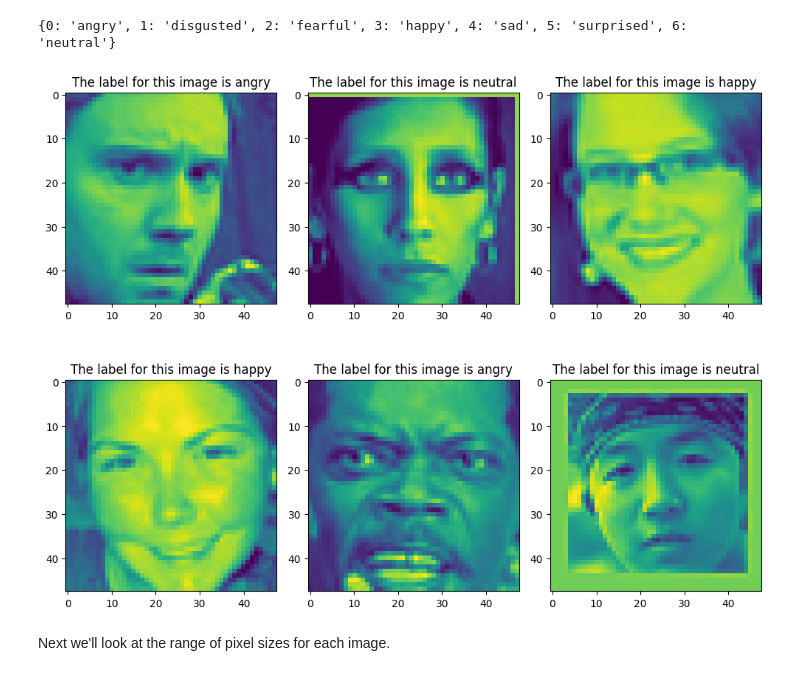
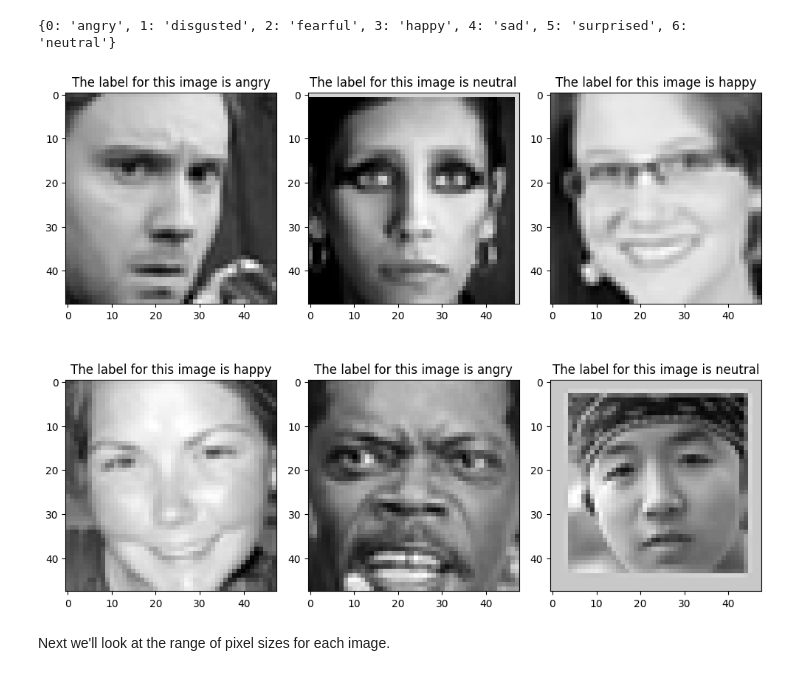
Before and after one commit to felix-rosenberger/image-classification, a Jupyter notebook: Image_Classification.ipynb, the cells around one changed output. Drawn from its saved outputs; the diff is of its cells as text; code cells hidden in the pictures.

```diff
--- a/Image_Classification.ipynb
+++ b/Image_Classification.ipynb
@@ -67,15 +70,15 @@ print(label_classes)
 # %%
 fig, ax = plt.subplots(nrows=2, ncols=3, figsize=(10, 8))
 for i in range(len(train[0:6])):
     lookup_key = labels[i]
     subplot = ax[i // 3, i % 3] # get current subplot
-    subplot.imshow(train[i]) # plot image on the current subplot
+    subplot.imshow(train[i], cmap='gray') # plot image on the current subplot
     subplot.set_title(f'The label for this image is {label_classes[lookup_key]}') # set title to corresponding label
 
 plt.tight_layout() # no overlap
 plt.show()
 # %% [output]
-[figure, old version]
+[figure, new version]
 # %% [markdown]
 Next we'll look at the range of pixel sizes for each image.
 # %%
```
Also changed, not shown: parts of 12 cells of this notebook.
